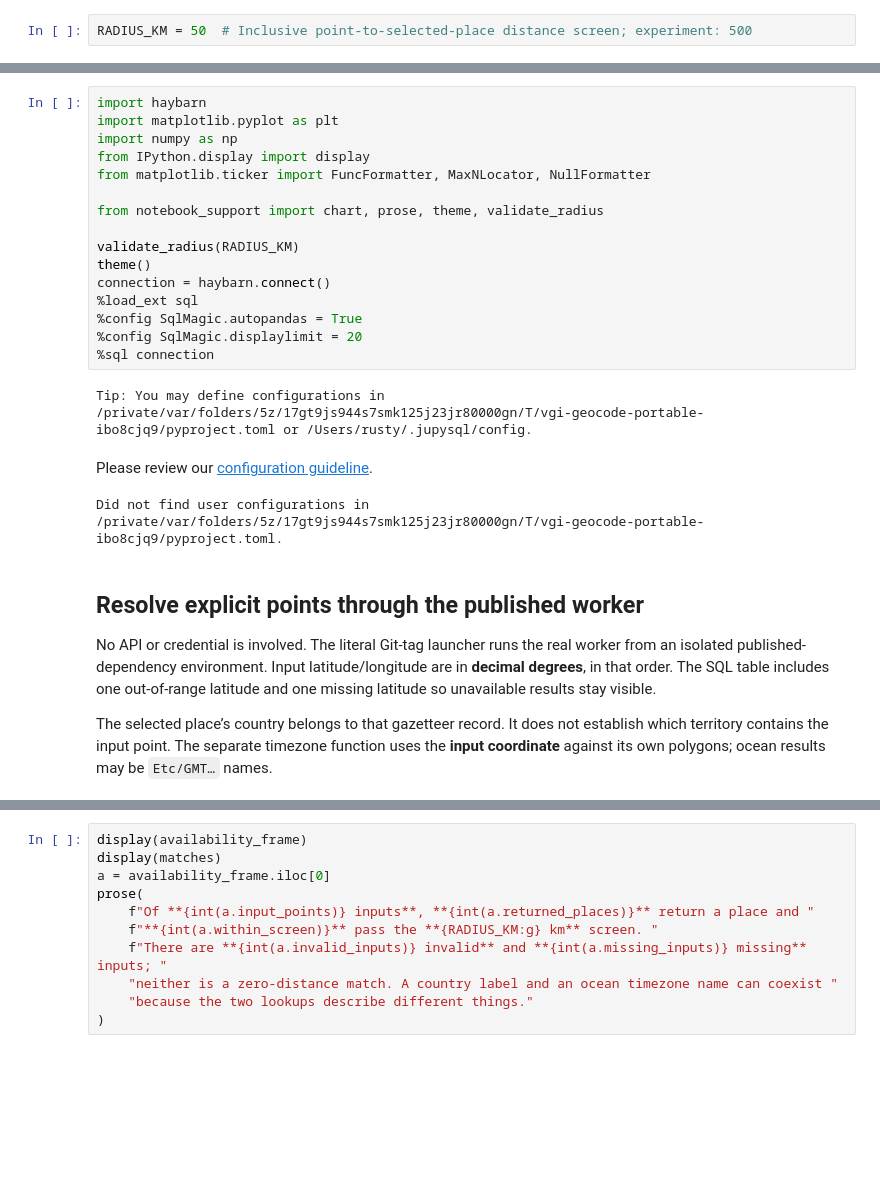
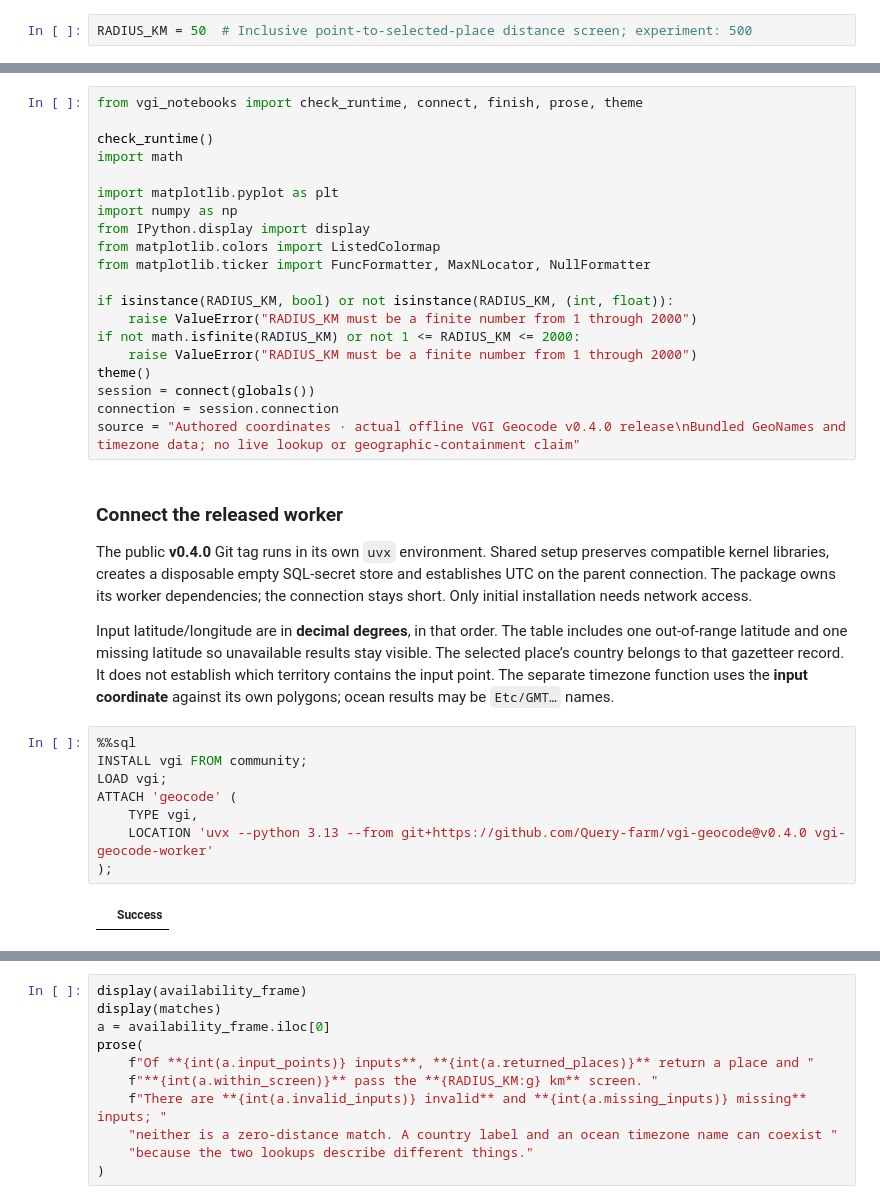
Before and after one commit to Query-farm/vgi-geocode, a Jupyter notebook: notebooks/01_audit_selected_place_distance.ipynb, the cells around one changed output, grey strips where cells are left out. Drawn from its saved outputs; the diff is of its cells as text; blank space fills up the shorter version.

```diff
--- a/notebooks/01_audit_selected_place_distance.ipynb
+++ b/notebooks/01_audit_selected_place_distance.ipynb
@@ -17,28 +34,38 @@ RADIUS_KM = 50  # Inclusive point-to-selected-place distance screen; experiment:
 # %%
-import haybarn
+from vgi_notebooks import check_runtime, connect, finish, prose, theme
+
+check_runtime()
+import math
+
 import matplotlib.pyplot as plt
 import numpy as np
 from IPython.display import display
+from matplotlib.colors import ListedColormap
 from matplotlib.ticker import FuncFormatter, MaxNLocator, NullFormatter
 
-from notebook_support import chart, prose, theme, validate_radius
-
-validate_radius(RADIUS_KM)
+if isinstance(RADIUS_KM, bool) or not isinstance(RADIUS_KM, (int, float)):
+    raise ValueError("RADIUS_KM must be a finite number from 1 through 2000")
+if not math.isfinite(RADIUS_KM) or not 1 <= RADIUS_KM <= 2000:
+    raise ValueError("RADIUS_KM must be a finite number from 1 through 2000")
 theme()
-connection = haybarn.connect()
-%load_ext sql
-%config SqlMagic.autopandas = True
-%config SqlMagic.displaylimit = 20
-%sql connection
+session = connect(globals())
+connection = session.connection
+source = "Authored coordinates · actual offline VGI Geocode v0.4.0 release\nBundled GeoNames and timezone data; no live lookup or geographic-containment claim"
-# %% [output]
-Tip: You may define configurations in /private/var/folders/5z/17gt9js944s7smk125j23jr80000gn/T/vgi-geocode-portable-ibo8cjq9/pyproject.toml or /Users/rusty/.jupysql/config.
-Please review our configuration guideline.
-Did not find user configurations in /private/var/folders/5z/17gt9js944s7smk125j23jr80000gn/T/vgi-geocode-portable-ibo8cjq9/pyproject.toml.
 # %% [markdown]
-## Resolve explicit points through the published worker
+### Connect the released worker
 
-No API or credential is involved. The literal Git-tag launcher runs the real worker from an isolated published-dependency environment. Input latitude/longitude are in **decimal degrees**, in that order. The SQL table includes one out-of-range latitude and one missing latitude so unavailable results stay visible.
+The public **v0.4.0** Git tag runs in its own `uvx` environment. Shared setup preserves compatible kernel libraries, creates a disposable empty SQL-secret store and establishes UTC on the parent connection. The package owns its worker dependencies; the connection stays short. Only initial installation needs network access.
 
-The selected place’s country belongs to that gazetteer record. It does not establish which territory contains the input point. The separate timezone function uses the **input coordinate** against its own polygons; ocean results may be `Etc/GMT…` names.
+Input latitude/longitude are in **decimal degrees**, in that order. The table includes one out-of-range latitude and one missing latitude so unavailable results stay visible. The selected place’s country belongs to that gazetteer record. It does not establish which territory contains the input point. The separate timezone function uses the **input coordinate** against its own polygons; ocean results may be `Etc/GMT…` names.
+# %%
+%%sql
+INSTALL vgi FROM community;
+LOAD vgi;
+ATTACH 'geocode' (
+    TYPE vgi,
+    LOCATION 'uvx --python 3.13 --from git+https://github.com/Query-farm/vgi-geocode@v0.4.0 vgi-geocode-worker'
+);
+# %% [output]
+|  | Success |
 # %%
 %%sql
```
Also changed, not shown: parts of 22 cells of this notebook, 11 other files.
